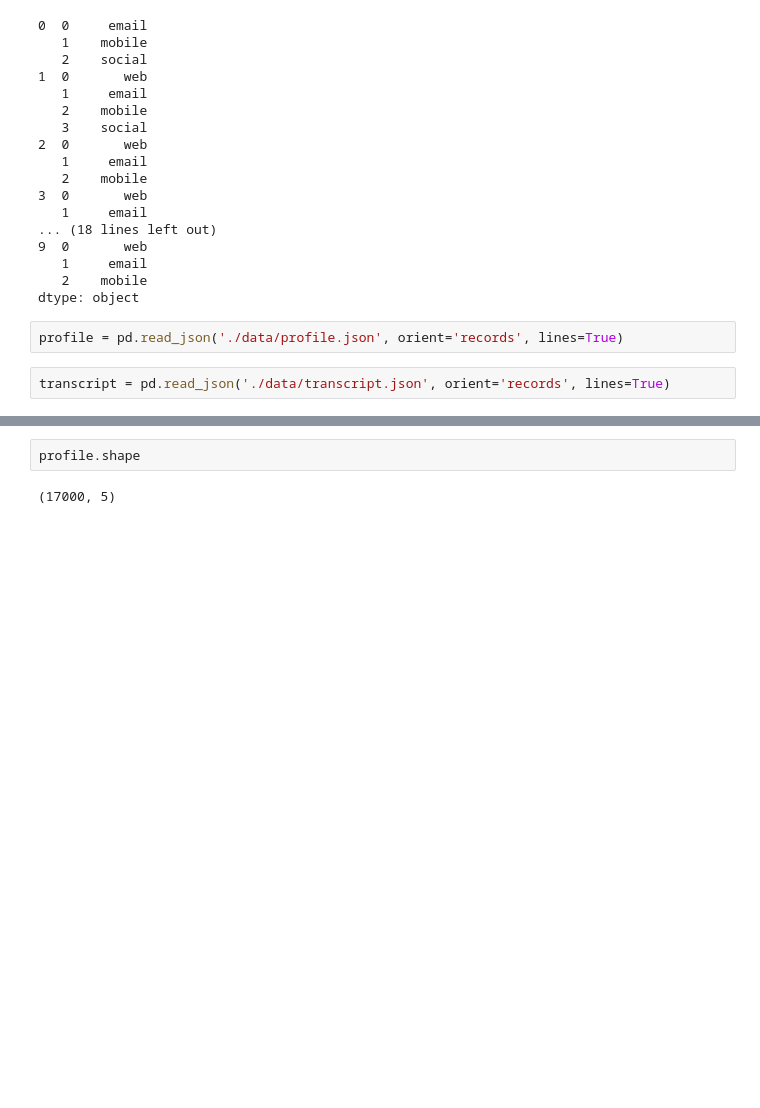
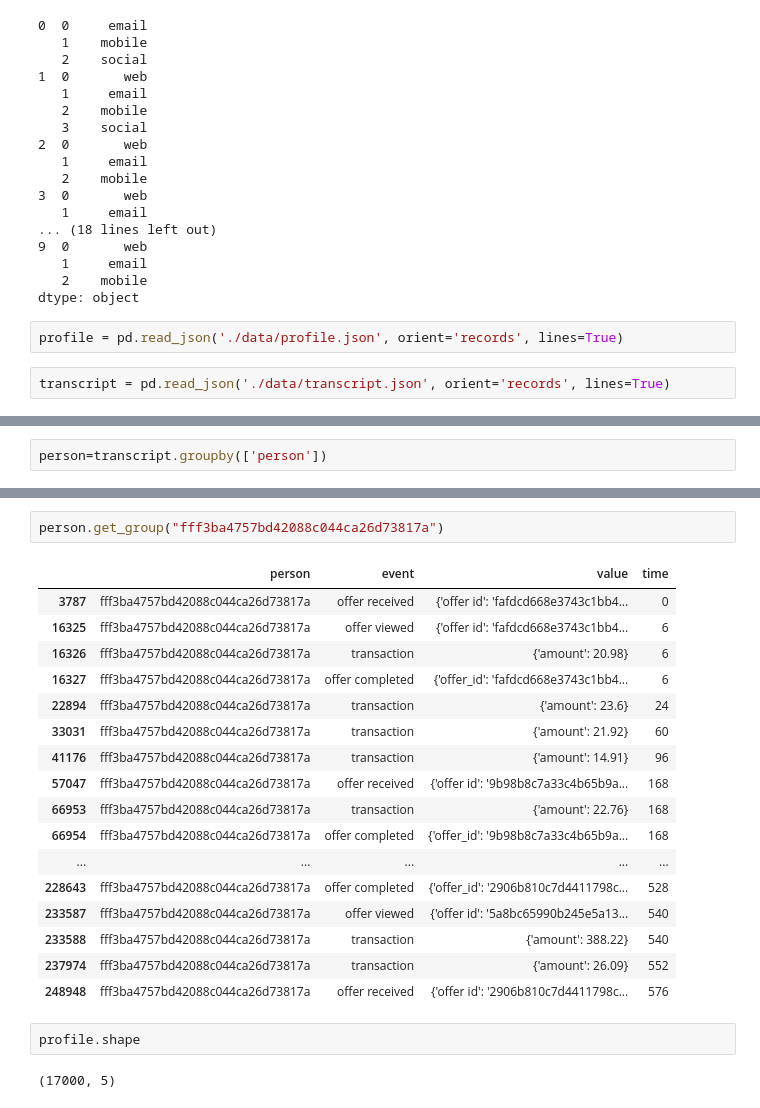
Before and after one commit to live2pro/starbucks, a Jupyter notebook: first pryn.ipynb, the cells around one changed output, grey strips where cells are left out. Saved outputs shown, nothing was run; the diff lists cells and outputs as text; blank space fills up the shorter version.

```diff
--- a/first pryn.ipynb
+++ b/first pryn.ipynb
@@ -51,0 +63,2 @@ transcript = pd.read_json('./data/transcript.json', orient='records', lines=True
+# %%
+person=transcript.groupby(['person'])
@@ -52,3 +85,23 @@ transcript = pd.read_json('./data/transcript.json', orient='records', lines=True
+# %%
+person.get_group("fff3ba4757bd42088c044ca26d73817a")
+# %% [output]
+|  | person | event | value | time |
+| 3787 | fff3ba4757bd42088c044ca26d73817a | offer received | {'offer id': 'fafdcd668e3743c1bb4... | 0 |
+| 16325 | fff3ba4757bd42088c044ca26d73817a | offer viewed | {'offer id': 'fafdcd668e3743c1bb4... | 6 |
+| 16326 | fff3ba4757bd42088c044ca26d73817a | transaction | {'amount': 20.98} | 6 |
+| 16327 | fff3ba4757bd42088c044ca26d73817a | offer completed | {'offer_id': 'fafdcd668e3743c1bb4... | 6 |
+| 22894 | fff3ba4757bd42088c044ca26d73817a | transaction | {'amount': 23.6} | 24 |
+| 33031 | fff3ba4757bd42088c044ca26d73817a | transaction | {'amount': 21.92} | 60 |
+| 41176 | fff3ba4757bd42088c044ca26d73817a | transaction | {'amount': 14.91} | 96 |
+| 57047 | fff3ba4757bd42088c044ca26d73817a | offer received | {'offer id': '9b98b8c7a33c4b65b9a... | 168 |
+| 66953 | fff3ba4757bd42088c044ca26d73817a | transaction | {'amount': 22.76} | 168 |
+| 66954 | fff3ba4757bd42088c044ca26d73817a | offer completed | {'offer_id': '9b98b8c7a33c4b65b9a... | 168 |
+| ... | ... | ... | ... | ... |
+| 228643 | fff3ba4757bd42088c044ca26d73817a | offer completed | {'offer_id': '2906b810c7d4411798c... | 528 |
+| 233587 | fff3ba4757bd42088c044ca26d73817a | offer viewed | {'offer id': '5a8bc65990b245e5a13... | 540 |
+| 233588 | fff3ba4757bd42088c044ca26d73817a | transaction | {'amount': 388.22} | 540 |
+| 237974 | fff3ba4757bd42088c044ca26d73817a | transaction | {'amount': 26.09} | 552 |
+| 248948 | fff3ba4757bd42088c044ca26d73817a | offer received | {'offer id': '2906b810c7d4411798c... | 576 |
 # %%
 profile.shape
 # %% [output]
```
Also changed, not shown: parts of 7 cells of this notebook, 1 other file.
